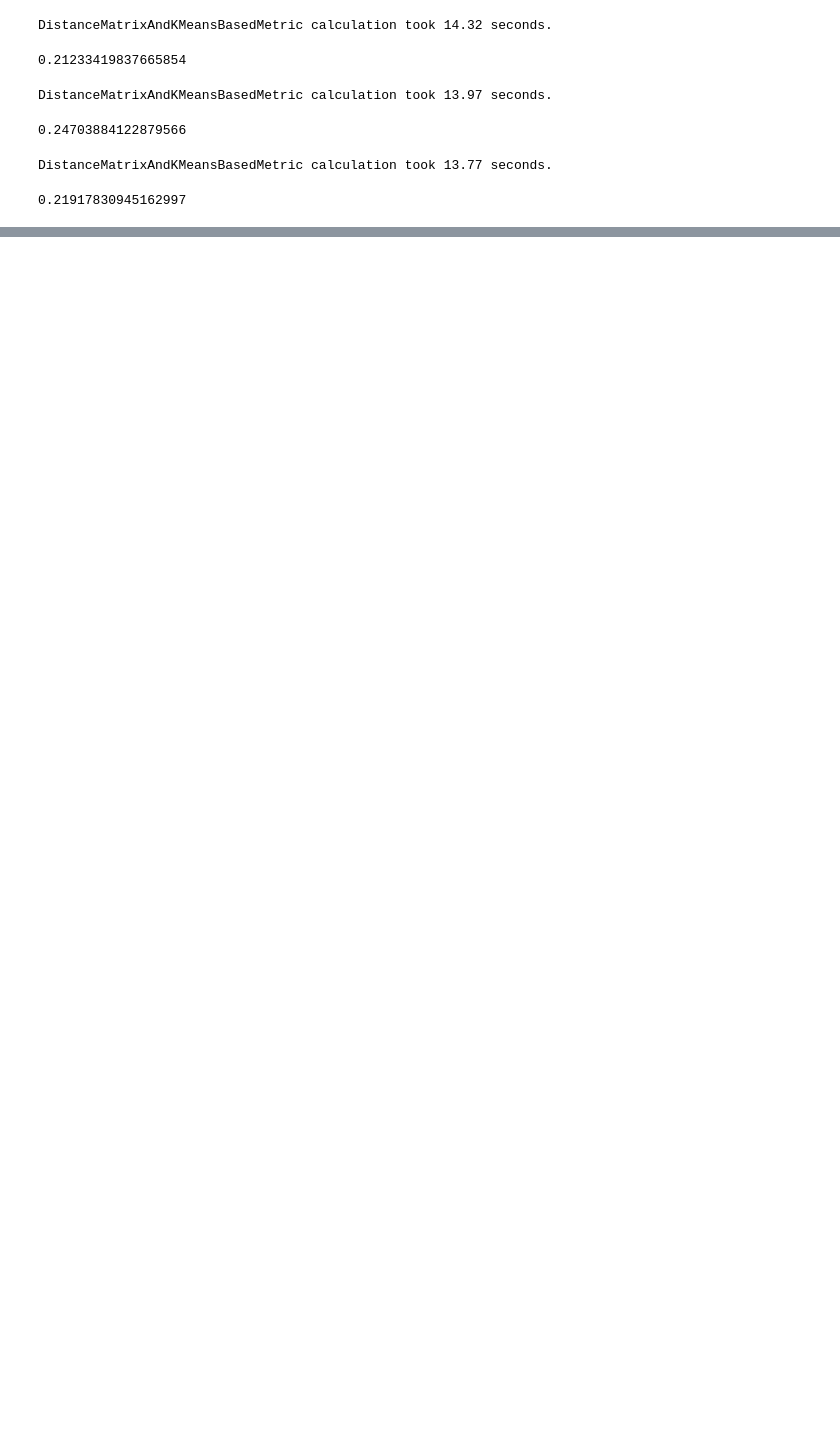
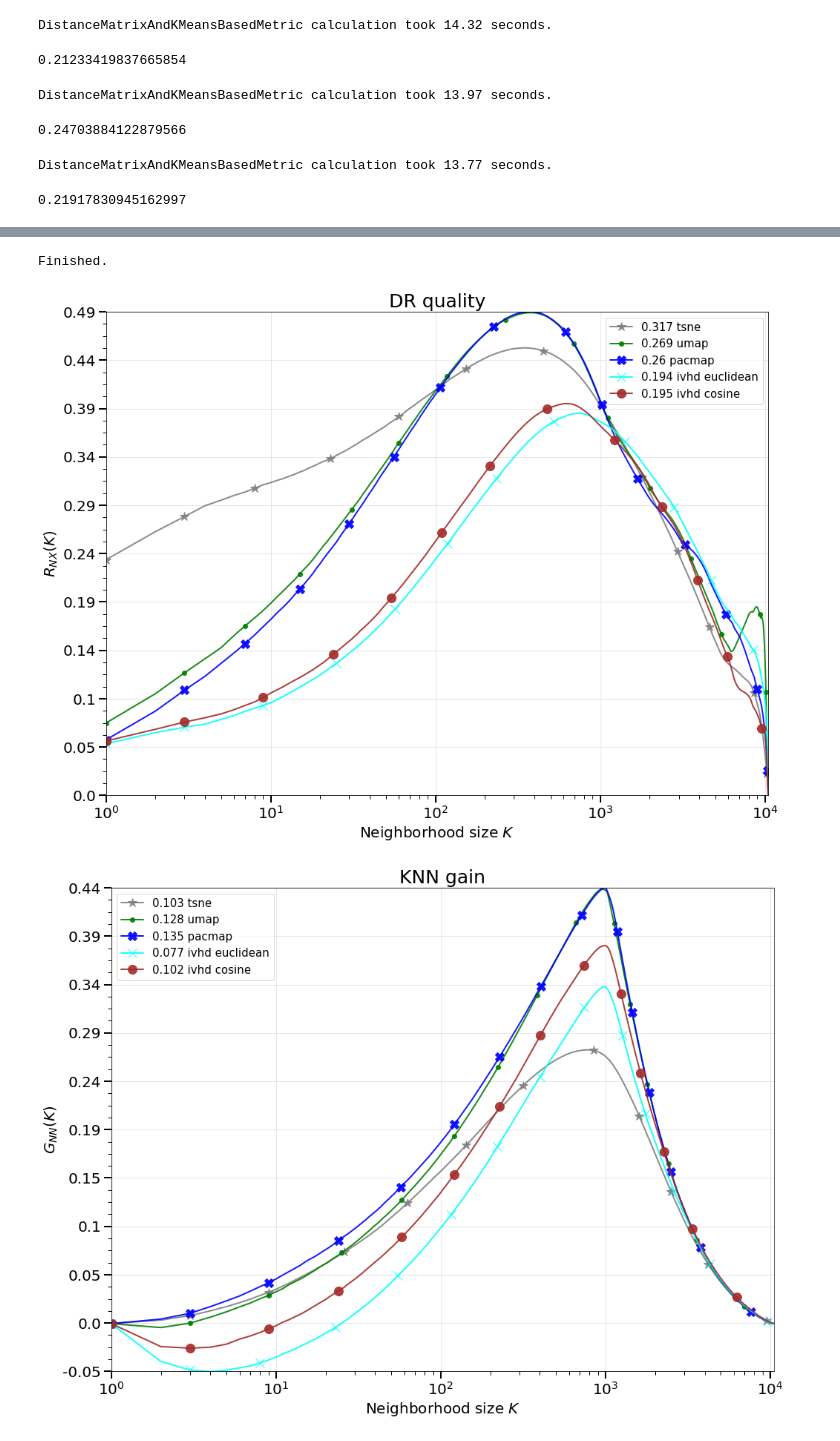
Before and after one commit to Smendowski/data-embedding-and-visualization, a Jupyter notebook: [4] MNIST embedding analysis.ipynb, the cells around one changed output, grey strips where cells are left out. Saved outputs shown, nothing was run; the diff lists cells and outputs as text; code cells hidden in the pictures; blank space fills up the shorter version.

Commit message:
Finished metrics calculations for MNIST dataset
Signed-off-by: Smendowski <m.smendowski@gmail.com>

```diff
--- a/[4] MNIST embedding analysis.ipynb
+++ b/[4] MNIST embedding analysis.ipynb
@@ -572,0 +575,4 @@ DistanceMatrixAndKMeansBasedMetric calculation took 13.77 seconds.
+# %%
+from metrics.knn_gain_and_dr_quality import LocalMetric
+
+local_metrics_mnist = LocalMetric()
@@ -572,0 +629,6 @@ DistanceMatrixAndKMeansBasedMetric calculation took 13.77 seconds.
+# %%
+local_metrics_mnist.visualize()
+# %% [output]
+Finished.
+[figure, added]
+[figure, added]
```
Also changed, not shown: parts of 16 cells of this notebook, 4 other files.
